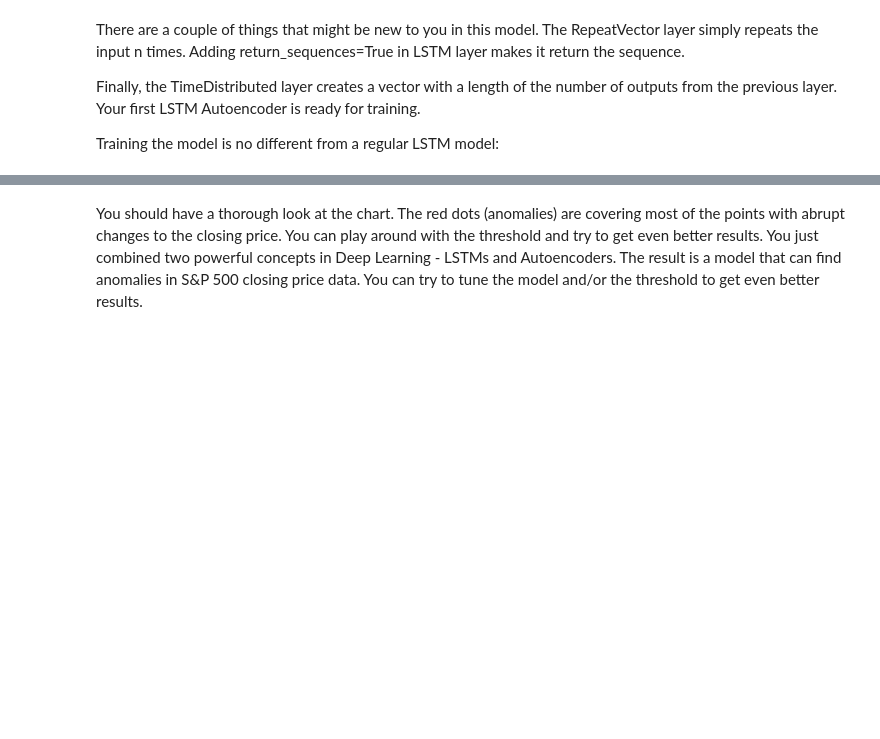
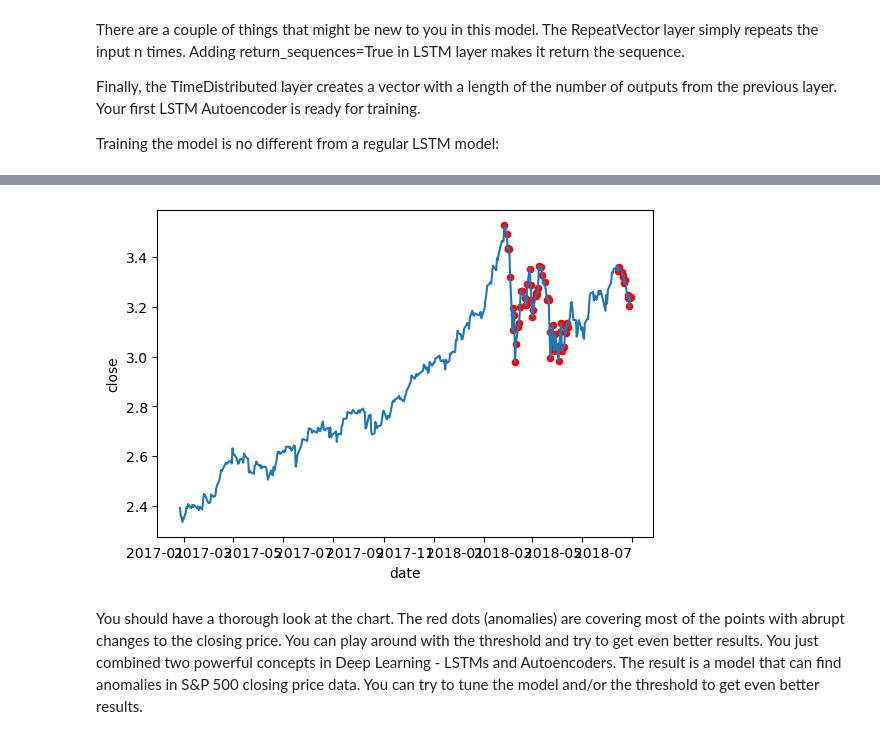
Before and after one commit to xxl4tomxu98/anomamly-detection-autoencoder, a Jupyter notebook: LSTM-anomaly-detection.ipynb, the cells around one changed output, grey strips where cells are left out. Drawn from its saved outputs; the diff is of its cells as text; code cells hidden in the pictures; blank space fills up the shorter version.

Commit message:
modify LSTM anomaly detection model in threshold

```diff
--- a/LSTM-anomaly-detection.ipynb
+++ b/LSTM-anomaly-detection.ipynb
@@ -172,6 +173,6 @@ plt.show()
 # %%
 # We’ll pick a threshold of 0.65, as not much of the loss is larger than that. When the error is larger than that, we’ll declare that example an anomaly:
-THRESHOLD = 0.65
+THRESHOLD = 0.75
 # calc MAE on test data
 X_test_pred = model.predict(X_test)
 test_mae_loss = np.mean(np.abs(X_test_pred - X_test), axis=1)
@@ -181,5 +182,6 @@ test_score_df['loss'] = test_mae_loss
 test_score_df['threshold'] = THRESHOLD
 test_score_df['anomaly'] = test_score_df.loss > test_score_df.threshold
 test_score_df['close'] = test[TIME_STEPS:].close
+test_score_df
 # %% [output]
 12/12 [==============================] - 0s 9ms/step
@@ -186,2 +202,4 @@ test_score_df['close'] = test[TIME_STEPS:].close
 # %%
 anomalies = test_score_df[test_score_df.anomaly == True]
+anomalies.reset_index('date', inplace=True)
+anomalies
@@ -188,2 +220,9 @@ anomalies = test_score_df[test_score_df.anomaly == True]
+# %%
+fig, ax = plt.subplots()
+test_score_df['close'].plot(legend=False, ax=ax)
+anomalies.plot.scatter(x='date', y='close', legend=False, ax=ax, color="r")
+plt.show()
+# %% [output]
+[figure, added]
 # %% [markdown]
 You should have a thorough look at the chart. The red dots (anomalies) are covering most of the points with abrupt changes to the closing price. You can play around with the threshold and try to get even better results. You just combined two powerful concepts in Deep Learning - LSTMs and Autoencoders. The result is a model that can find anomalies in S&P 500 closing price data. You can try to tune the model and/or the threshold to get even better results.
```
Also changed, not shown: parts of 9 cells of this notebook, 1 other file.
